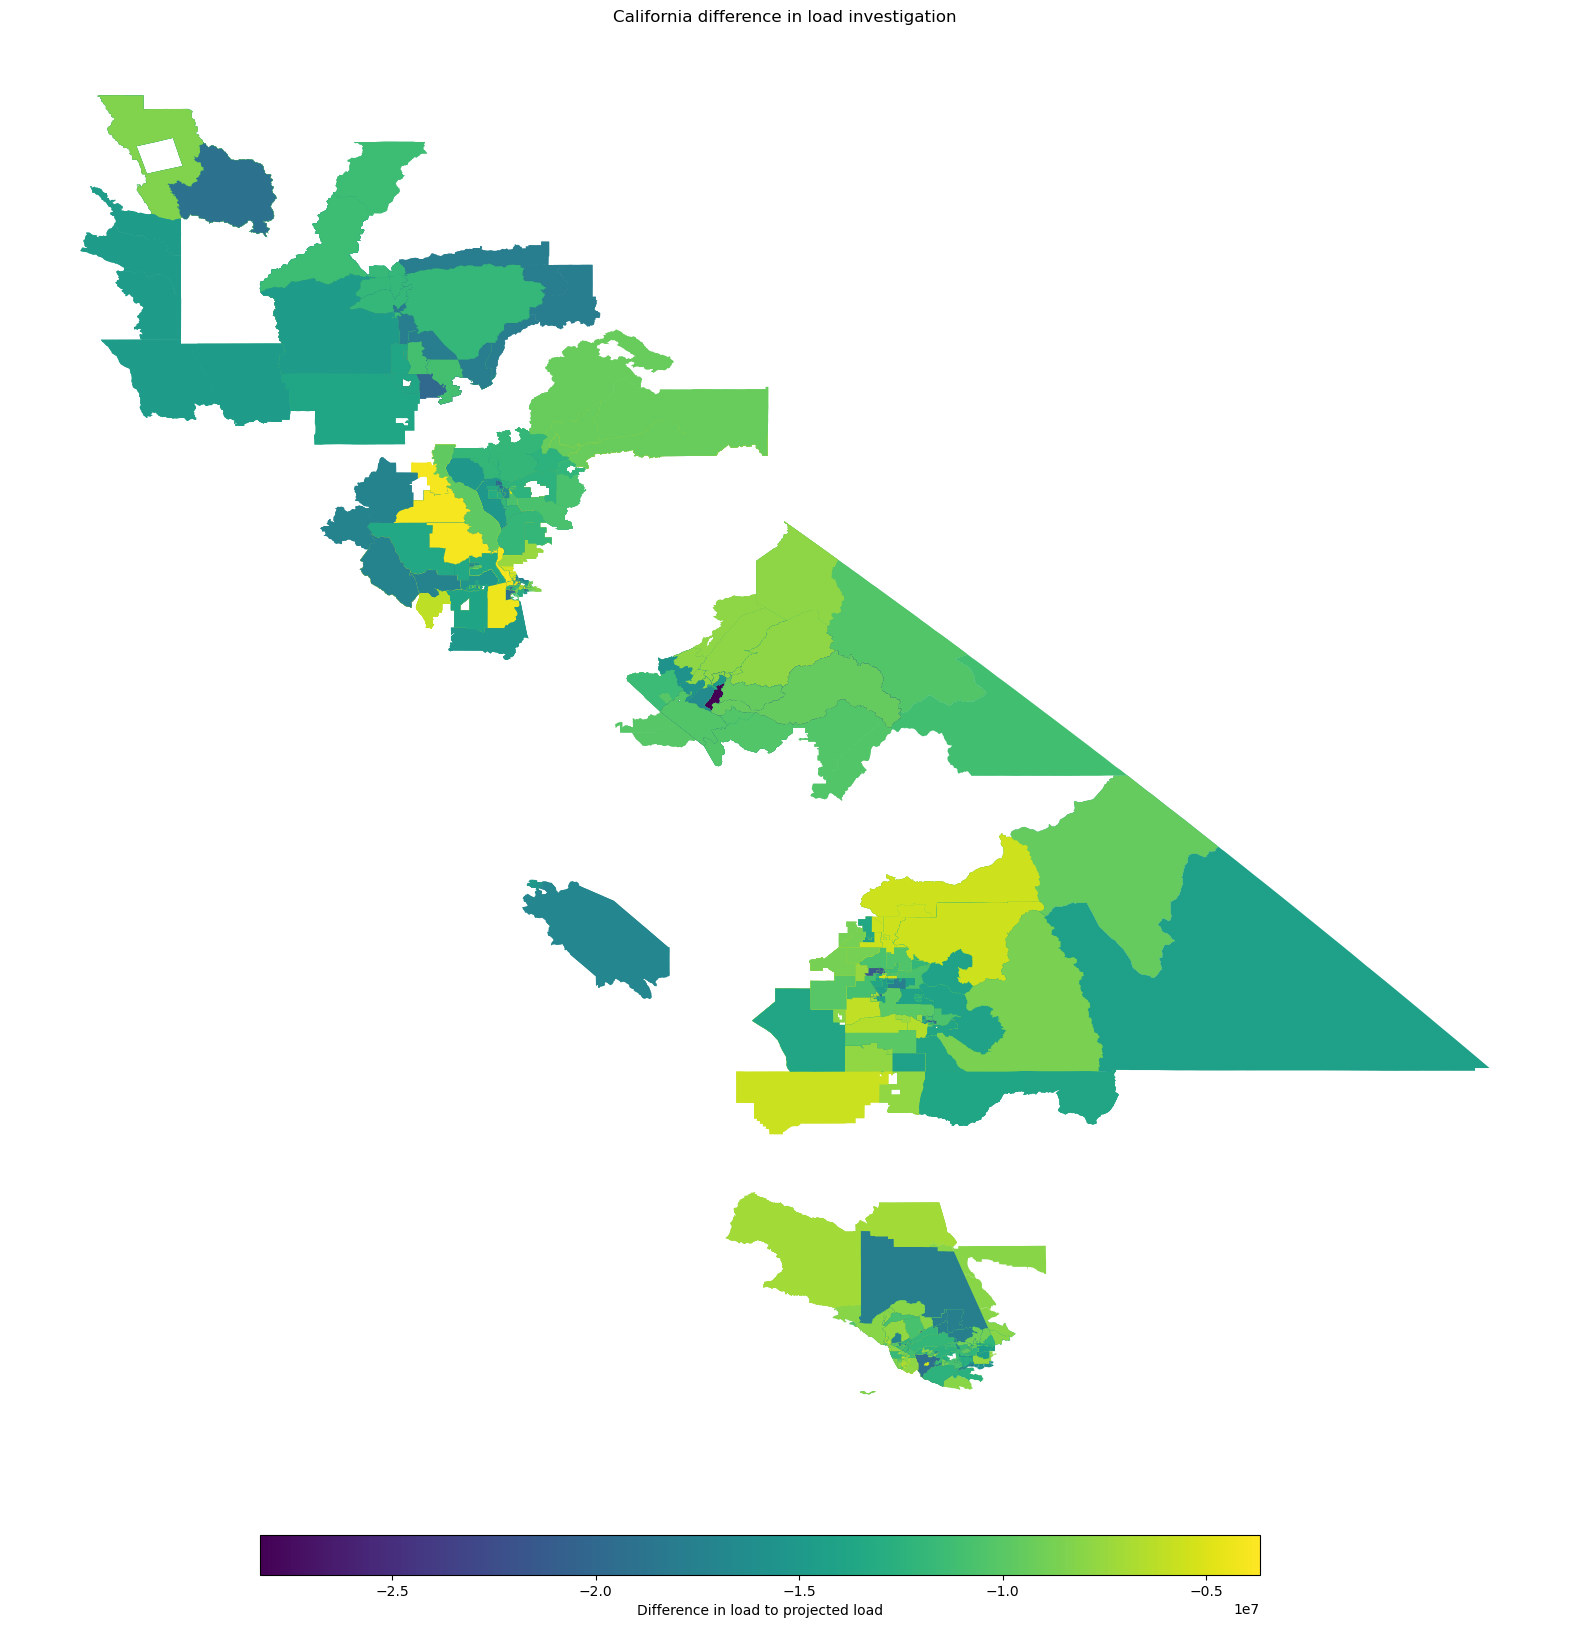
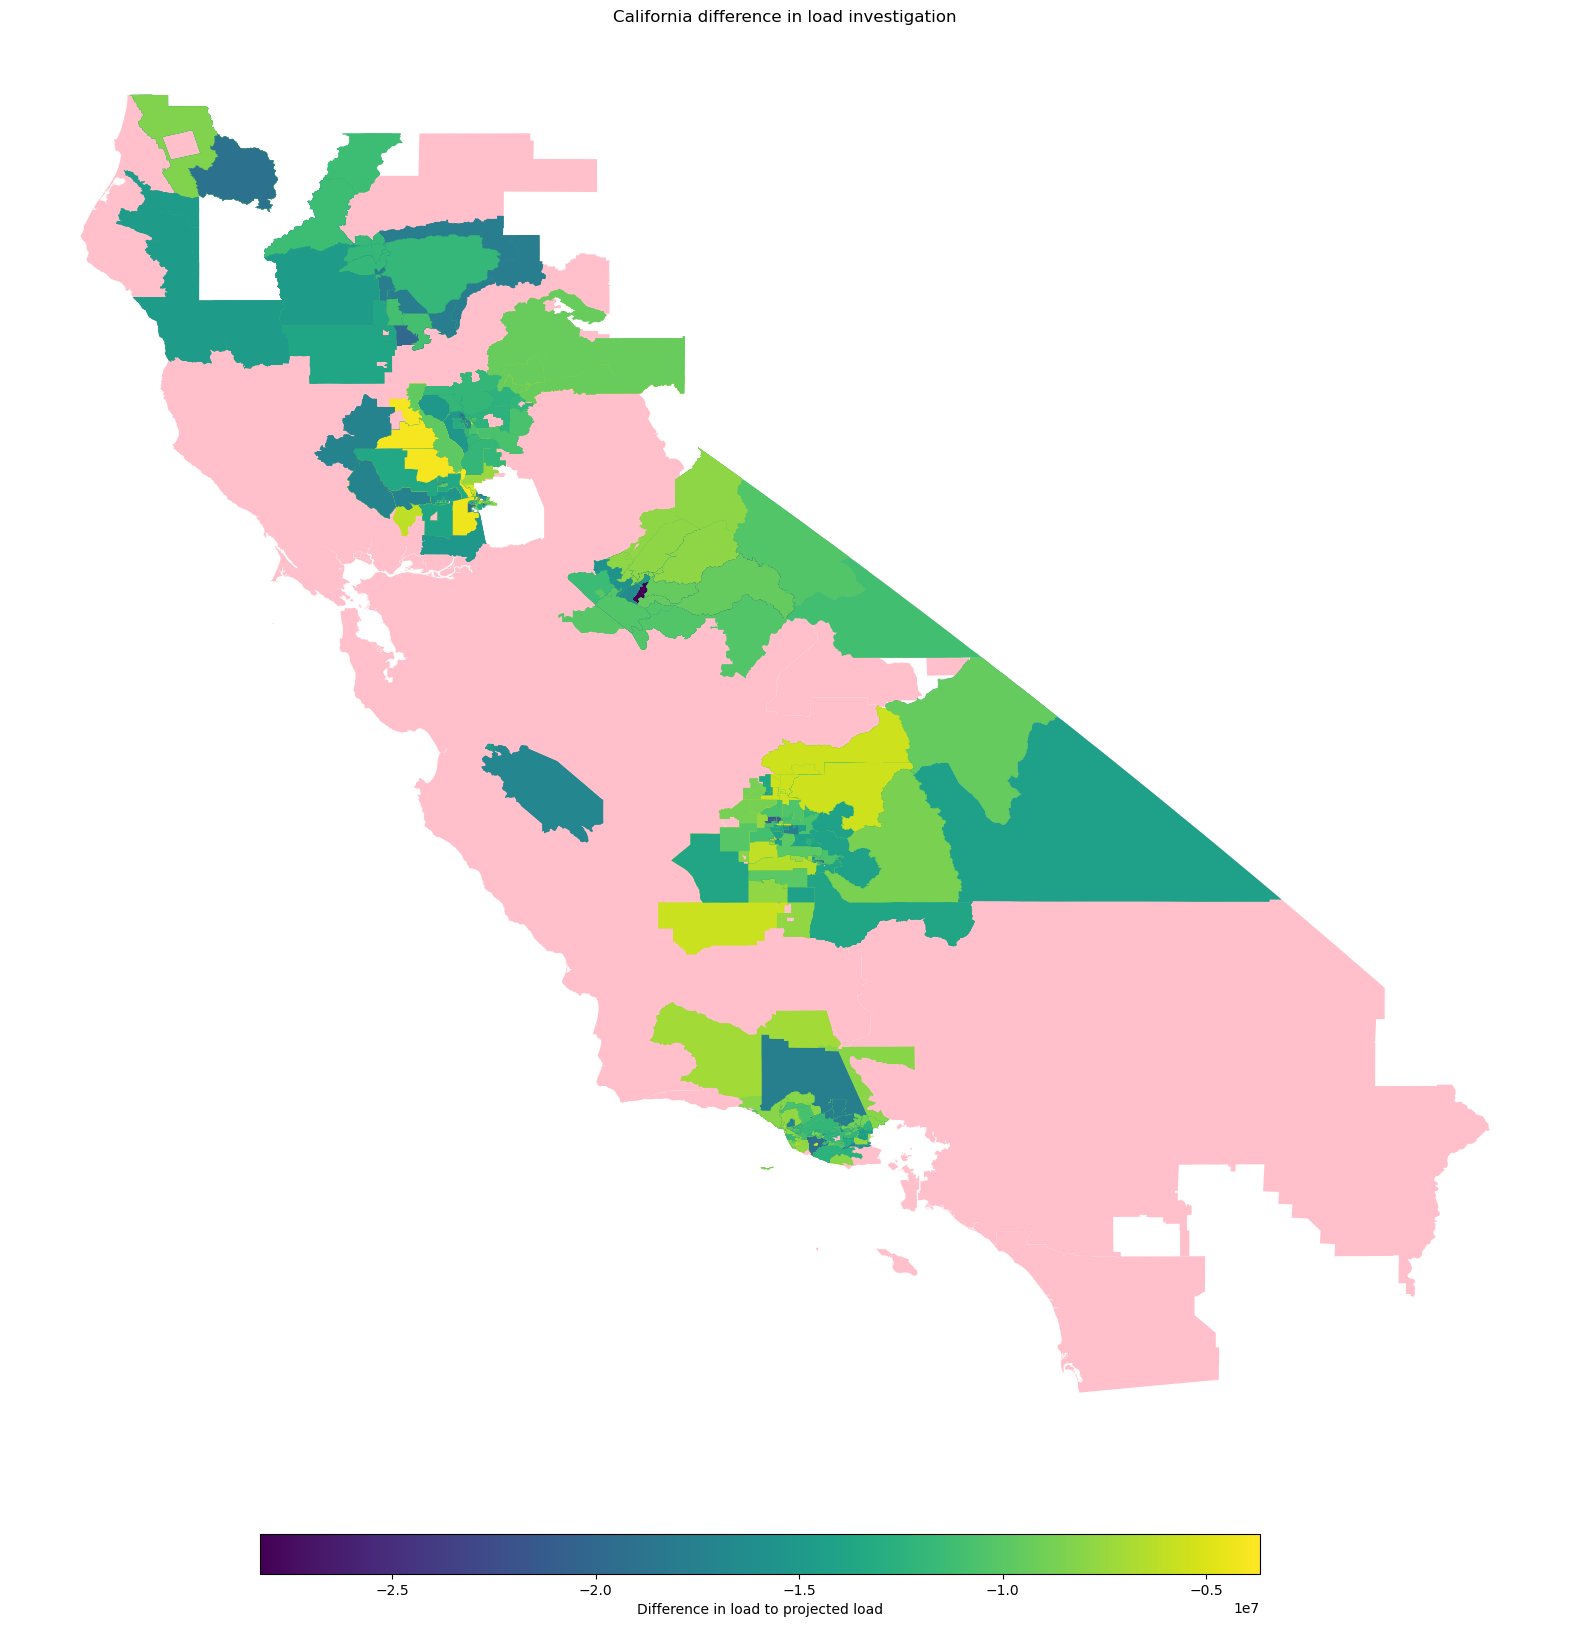
The notebook cell's code change between the first figure and the second:
--- before
+++ after
@@ -3,11 +3,26 @@
 
 sce_join.plot('diff_proj_load',
-          ax = ax)
+          ax = ax,
+          zorder = 4)
 
 sdge_join.plot('diff_proj_load',
-          ax = ax)
+          ax = ax,
+          zorder = 5)
 
 pge_join.plot('diff_proj_load',
-          ax = ax)
+              ax = ax,
+              zorder = 6)
+
+pge_shape.plot(ax = ax,
+               zorder = 1,
+               color = 'pink')
+
+sce_shape.plot(ax = ax,
+               zorder = 2,
+               color = 'pink')
+
+sdge_shape.plot(ax = ax, 
+           zorder = 3,
+           color = 'pink')
 
 plt.title('California difference in load investigation')

Commit: Run on all utilities. Need to troubleshoot vast number of missing census tracts.